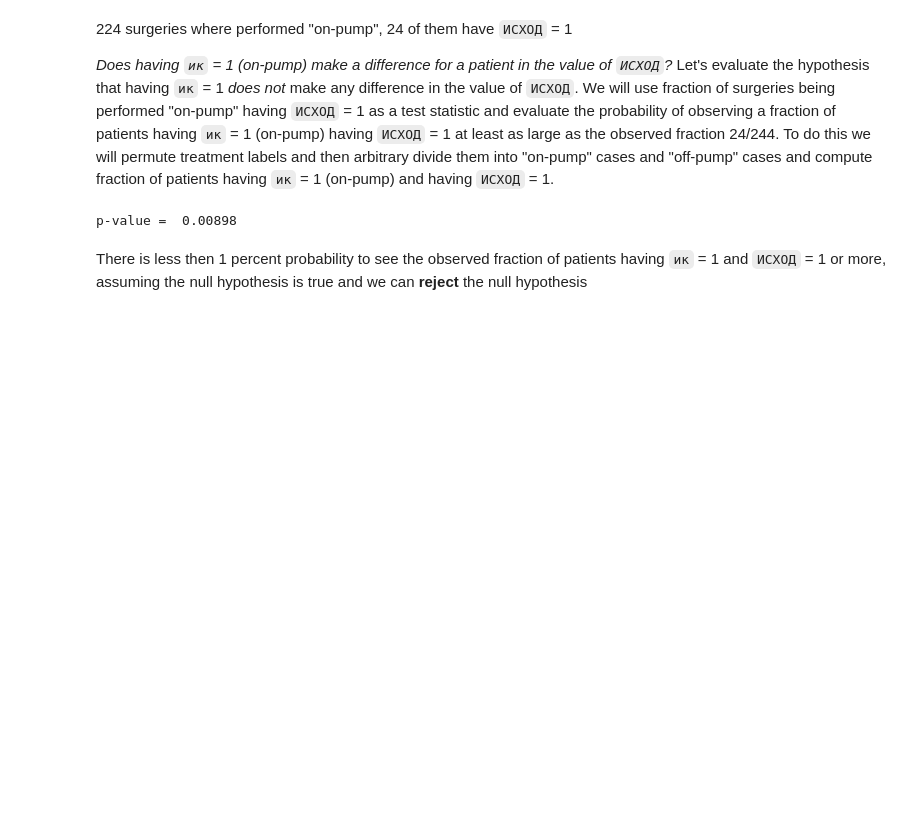
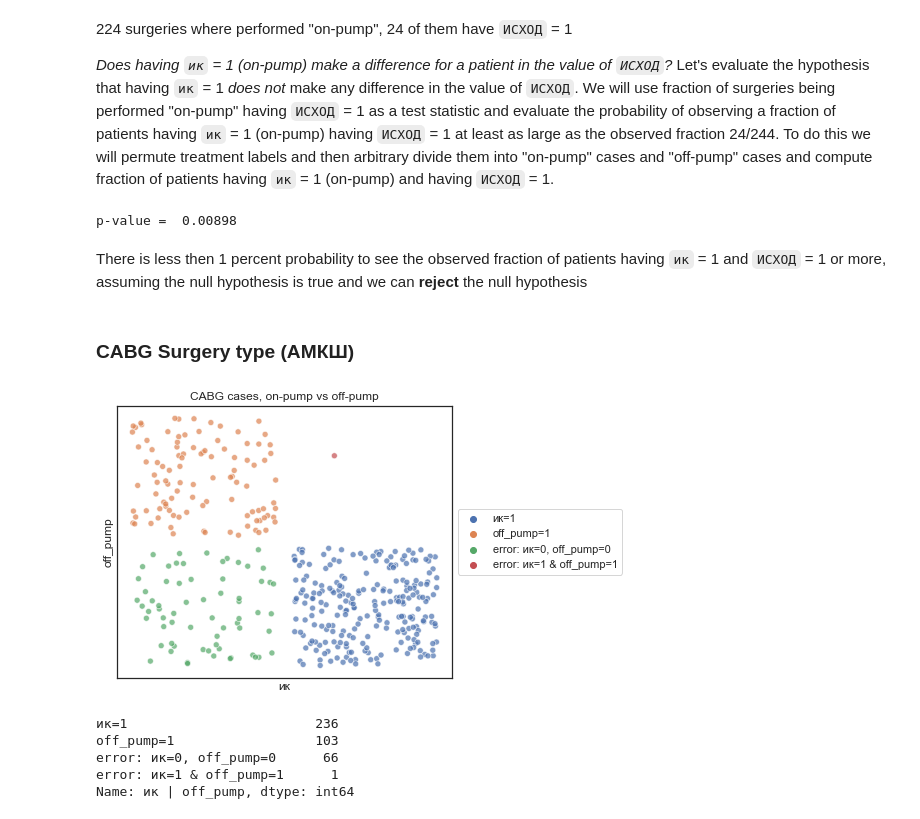
Before and after one commit to oskinm/wound_outcomes, a Jupyter notebook: notebooks/04-oskin-eda.ipynb, the cells around one changed output. Saved outputs shown, nothing was run; the diff lists cells and outputs as text; code cells hidden in the pictures; blank space fills up the shorter version.

Commit message:
Transformation, EDA
АКШ+АМКШ
CABG cases, on-pump vs off-pump plot

```diff
--- a/notebooks/04-oskin-eda.ipynb
+++ b/notebooks/04-oskin-eda.ipynb
@@ -268,3 +268,37 @@ print('p-value = ', p)
 p-value =  0.00898
 # %% [markdown]
 There is less then 1 percent probability to see the observed fraction of patients having `ик` = 1 and `ИСХОД` = 1 or more, assuming the null hypothesis is true and we can **reject** the null hypothesis
+# %% [markdown]
+### CABG Surgery type (АМКШ)
+# %%
+cabg = df.loc[df['амкш'] == 1, ['ик', 'off_pump']]
+# %%
+cabg['ик | off_pump'] = cabg['ик']*2 + cabg['off_pump']
+cabg['ик | off_pump'] = cabg['ик | off_pump'].astype('category')
+cabg['ик | off_pump'] = cabg['ик | off_pump'].cat.rename_categories({0: 'error: ик=0, off_pump=0',
+                                                                     1: 'off_pump=1',
+                                                                     2: 'ик=1',
+                                                                     3: 'error: ик=1 & off_pump=1'})
+
+cabg['ик'] = cabg['ик'] + np.random.uniform(low = 0, high = 0.9, size = cabg.shape[0])
+cabg['off_pump'] = cabg['off_pump'] + np.random.uniform(low = 0, high = 0.9, size = cabg.shape[0])
+# %%
+fig, ax = plt.subplots(figsize=(6, 5))
+sns.scatterplot(x = 'ик', y = 'off_pump', data = cabg, alpha = 0.7, hue = 'ик | off_pump', legend = 'brief', ax=ax)
+_ = ax.set_title('CABG cases, on-pump vs off-pump')
+_ = ax.xaxis.set_ticks([])
+_ = ax.yaxis.set_ticks([])
+
+# Remove hue label from the legend and place it outside of the plot
+handles, labels = ax.get_legend_handles_labels()
+_ = ax.legend(handles=handles[1:], labels=labels[1:], loc='center left', bbox_to_anchor=(1, 0.5))
+# %% [output]
+[figure, added]
+# %%
+cabg['ик | off_pump'].value_counts()
+# %% [output]
+ик=1                        236
+off_pump=1                  103
+error: ик=0, off_pump=0      66
+error: ик=1 & off_pump=1      1
+Name: ик | off_pump, dtype: int64
```
Also changed, not shown: parts of 1 cell of this notebook, 2 other files.
